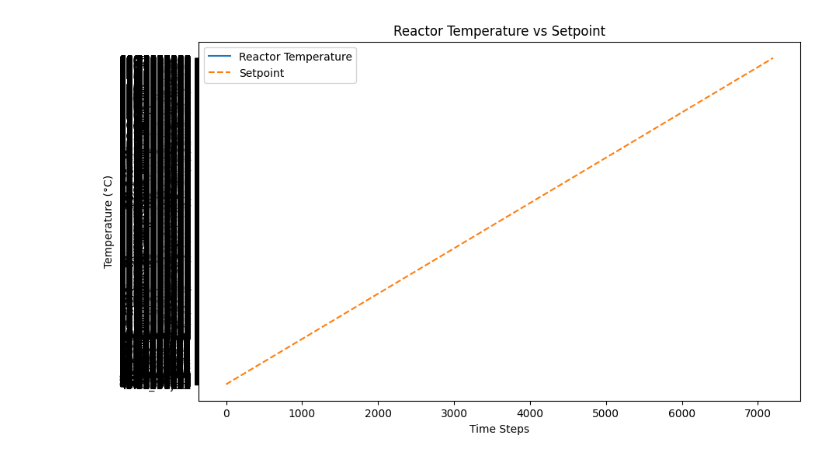
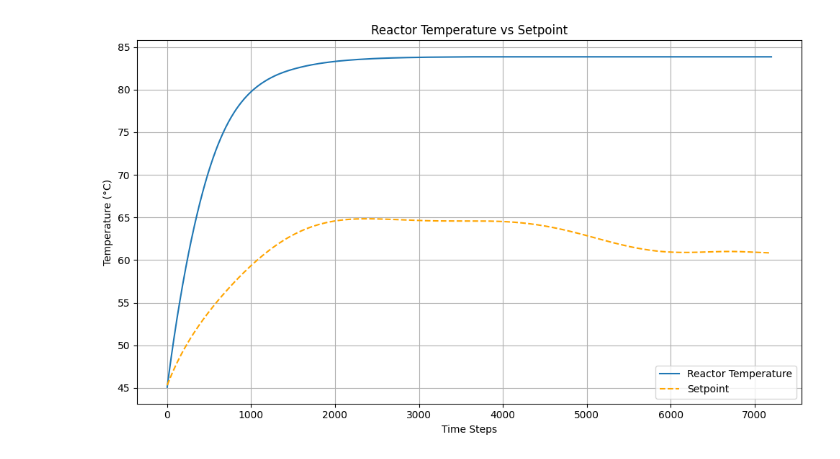
Before and after one commit to NagbhushanPai/batch_reactor, a Jupyter notebook: BatchReactor_FirstPrinciplesModel.ipynb, the cells around one changed output. Cells and saved outputs as stored; diff of their text form; code cells hidden in the pictures.

```diff
--- a/BatchReactor_FirstPrinciplesModel.ipynb
+++ b/BatchReactor_FirstPrinciplesModel.ipynb
@@ -190,26 +173,28 @@ class BR3 (gym.Env):
 # %%
 import matplotlib.pyplot as plt
 import pandas as pd
-# Read the data from the CSV file
-data = pd.read_csv(r'C:\Users\Nagbhushan_Pai\Desktop\DeskTOP\Arasu work\batch_reactor\Trajectory2.csv', header=None, names=['Setpoint', 'Reactor Temperature', 'Jacket Temperature', 'Action'])
 
-# Plot the data
+# Read the data
+data = pd.read_csv('data.csv')  # Ensure this is the path you're writing to
+
+# Create a time step axis (assuming 1 step per row)
+time_steps = range(len(data))
+
+# Plotting
 plt.figure(figsize=(10, 6))
+plt.plot(time_steps, data['Reactor Temperature'], label='Reactor Temperature')
+plt.plot(time_steps, data['Setpoint'], label='Setpoint', linestyle='--', color='orange')
 
-# Plot Reactor Temperature and Setpoint
-plt.plot(data['Reactor Temperature'], label='Reactor Temperature')
-plt.plot(data['Setpoint'], label='Setpoint', linestyle='--')
-
-# Add labels and legend
+# Labels and title
 plt.xlabel('Time Steps')
 plt.ylabel('Temperature (°C)')
 plt.title('Reactor Temperature vs Setpoint')
 plt.legend()
-
-# Show the plot
+plt.grid(True)
+plt.tight_layout()
 plt.show()
 # %% [output]
-[figure, old version]
+[figure, new version]
 # %%
 env = BR3()
 state = env.reset()
```
Also changed, not shown: parts of 3 cells of this notebook, 1 other file.
